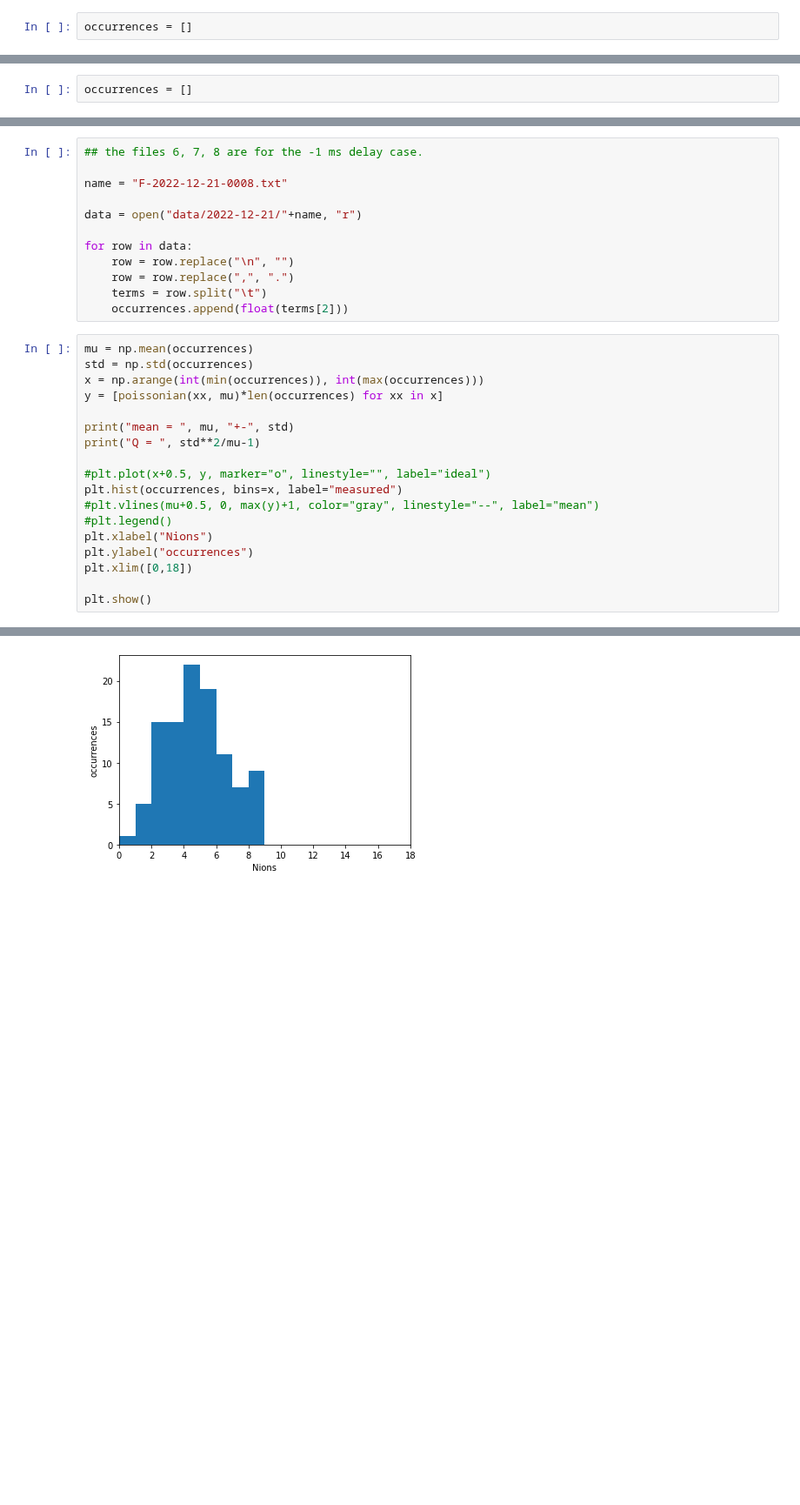
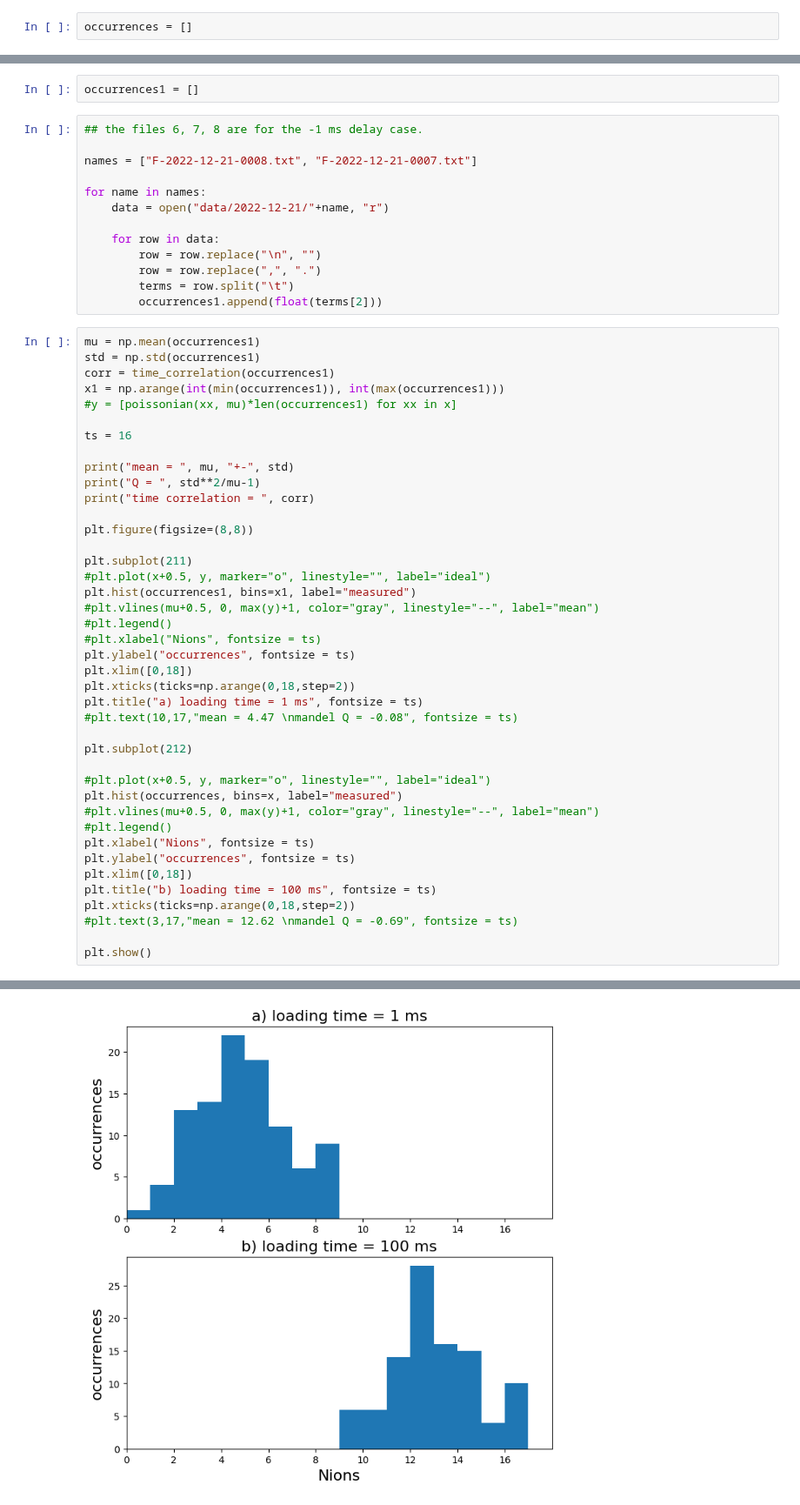
Before and after one commit to Valerio-Amico/Lab-Rydberg, a Jupyter notebook: dipolar_trap/plot_distribution.ipynb, the cells around one changed output, grey strips where cells are left out. Shown at 87% size. Drawn from its saved outputs; the diff is of its cells as text; blank space fills up the shorter version.

```diff
--- a/dipolar_trap/plot_distribution.ipynb
+++ b/dipolar_trap/plot_distribution.ipynb
@@ -44,2 +52,0 @@ Q =  -0.6956521739130435
-# %%
-occurrences = []
@@ -46,31 +62,57 @@ occurrences = []
+# %%
+occurrences1 = []
 # %%
 ## the files 6, 7, 8 are for the -1 ms delay case.
 
-name = "F-2022-12-21-0008.txt"
+names = ["F-2022-12-21-0008.txt", "F-2022-12-21-0007.txt"]
 
-data = open("data/2022-12-21/"+name, "r")
+for name in names:
+    data = open("data/2022-12-21/"+name, "r")
 
-for row in data:
-    row = row.replace("\n", "")
-    row = row.replace(",", ".")
-    terms = row.split("\t")
-    occurrences.append(float(terms[2]))
+    for row in data:
+        row = row.replace("\n", "")
+        row = row.replace(",", ".")
+        terms = row.split("\t")
+        occurrences1.append(float(terms[2]))
 # %%
-mu = np.mean(occurrences)
-std = np.std(occurrences)
-x = np.arange(int(min(occurrences)), int(max(occurrences)))
-y = [poissonian(xx, mu)*len(occurrences) for xx in x]
+mu = np.mean(occurrences1)
+std = np.std(occurrences1)
+corr = time_correlation(occurrences1)
+x1 = np.arange(int(min(occurrences1)), int(max(occurrences1)))
+#y = [poissonian(xx, mu)*len(occurrences1) for xx in x]
+
+ts = 16
 
 print("mean = ", mu, "+-", std)
 print("Q = ", std**2/mu-1)
+print("time correlation = ", corr)
+
+plt.figure(figsize=(8,8))
+
+plt.subplot(211)
+#plt.plot(x+0.5, y, marker="o", linestyle="", label="ideal")
+plt.hist(occurrences1, bins=x1, label="measured")
+#plt.vlines(mu+0.5, 0, max(y)+1, color="gray", linestyle="--", label="mean")
+#plt.legend()
+#plt.xlabel("Nions", fontsize = ts)
+plt.ylabel("occurrences", fontsize = ts)
+plt.xlim([0,18])
+plt.xticks(ticks=np.arange(0,18,step=2))
+plt.title("a) loading time = 1 ms", fontsize = ts)
+#plt.text(10,17,"mean = 4.47 \nmandel Q = -0.08", fontsize = ts)
+
+plt.subplot(212)
 
 #plt.plot(x+0.5, y, marker="o", linestyle="", label="ideal")
 plt.hist(occurrences, bins=x, label="measured")
 #plt.vlines(mu+0.5, 0, max(y)+1, color="gray", linestyle="--", label="mean")
 #plt.legend()
-plt.xlabel("Nions")
-plt.ylabel("occurrences")
+plt.xlabel("Nions", fontsize = ts)
+plt.ylabel("occurrences", fontsize = ts)
 plt.xlim([0,18])
+plt.title("b) loading time = 100 ms", fontsize = ts)
+plt.xticks(ticks=np.arange(0,18,step=2))
+#plt.text(3,17,"mean = 12.62 \nmandel Q = -0.69", fontsize = ts)
 
 plt.show()
 # %% [output]
@@ -79 +122 @@ Q =  -0.04069264069264056
-[figure, old version]
+[figure, new version]
```
Also changed, not shown: parts of 10 cells of this notebook, 37 other files.
